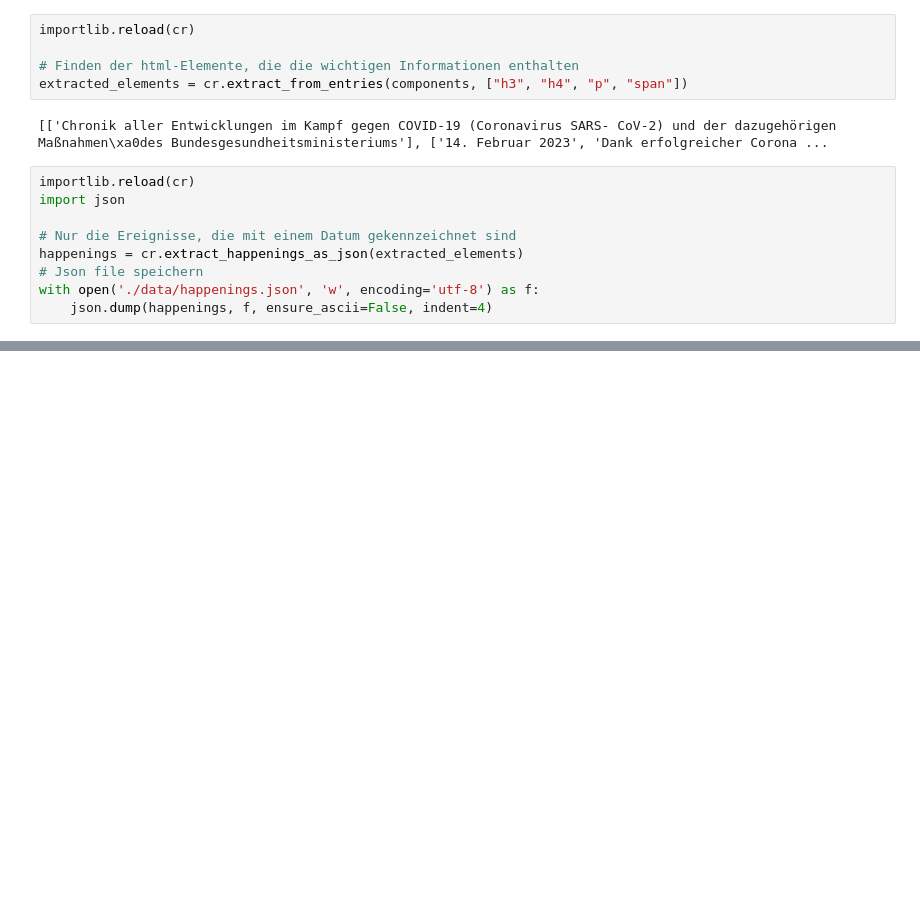
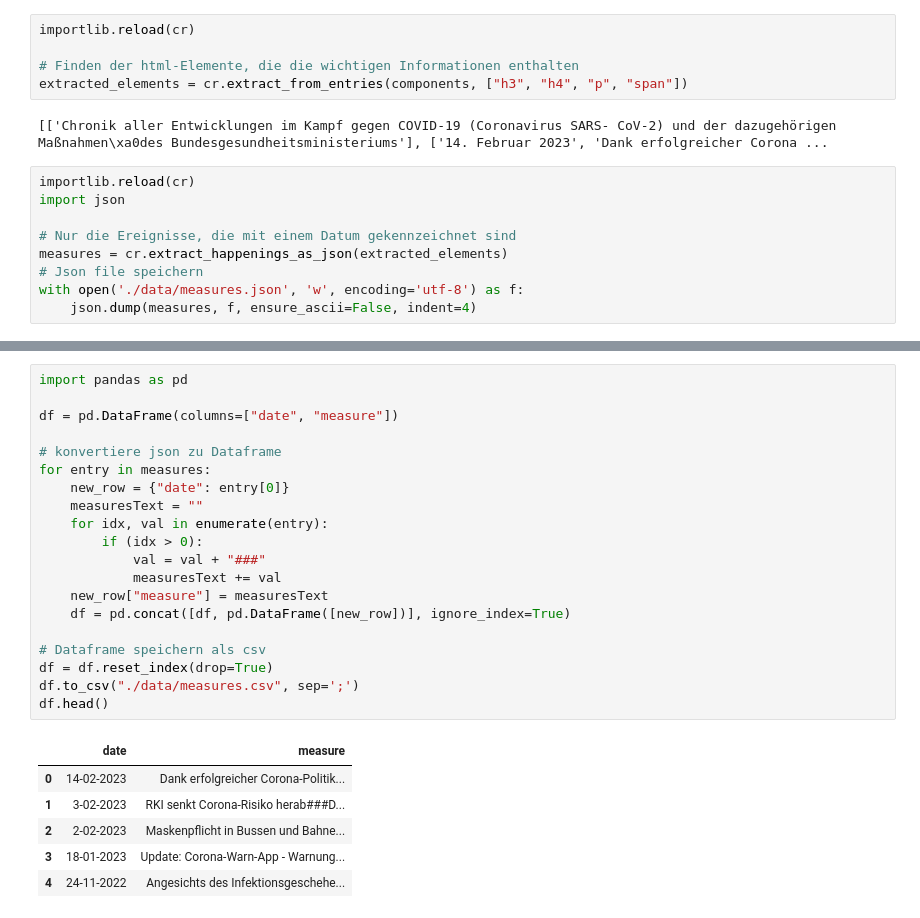
Before and after one commit to PMDSMortality/DSA, a Jupyter notebook: crawlRunner.ipynb, the cells around one changed output, grey strips where cells are left out. Cells and saved outputs as stored; diff of their text form; blank space fills up the shorter version.

Commit message:
convert measures data to csv

```diff
--- a/crawlRunner.ipynb
+++ b/crawlRunner.ipynb
@@ -25,9 +25,9 @@ importlib.reload(cr)
 import json
 
 # Nur die Ereignisse, die mit einem Datum gekennzeichnet sind
-happenings = cr.extract_happenings_as_json(extracted_elements)
+measures = cr.extract_happenings_as_json(extracted_elements)
 # Json file speichern
-with open('./data/happenings.json', 'w', encoding='utf-8') as f:
-    json.dump(happenings, f, ensure_ascii=False, indent=4)
+with open('./data/measures.json', 'w', encoding='utf-8') as f:
+    json.dump(measures, f, ensure_ascii=False, indent=4)
 # %%
 # Opening JSON file as
@@ -37,3 +37,30 @@ json_str = json.load(f)
 print(len(json_str))
 # %% [output]
 245
+# %%
+import pandas as pd
+
+df = pd.DataFrame(columns=["date", "measure"])
+
+# konvertiere json zu Dataframe
+for entry in measures:
+    new_row = {"date": entry[0]}
+    measuresText = ""
+    for idx, val in enumerate(entry):
+        if (idx > 0):
+            val = val + "###"
+            measuresText += val
+    new_row["measure"] = measuresText
+    df = pd.concat([df, pd.DataFrame([new_row])], ignore_index=True)
+
+# Dataframe speichern als csv
+df = df.reset_index(drop=True)
+df.to_csv("./data/measures.csv", sep=';')
+df.head()
+# %% [output]
+|  | date | measure |
+| 0 | 14-02-2023 | Dank erfolgreicher Corona-Politik... |
+| 1 | 3-02-2023 | RKI senkt Corona-Risiko herab###D... |
+| 2 | 2-02-2023 | Maskenpflicht in Bussen und Bahne... |
+| 3 | 18-01-2023 | Update: Corona-Warn-App - Warnung... |
+| 4 | 24-11-2022 | Angesichts des Infektionsgeschehe... |
```
Also changed, not shown: parts of 1 cell of this notebook, 2 other files.
